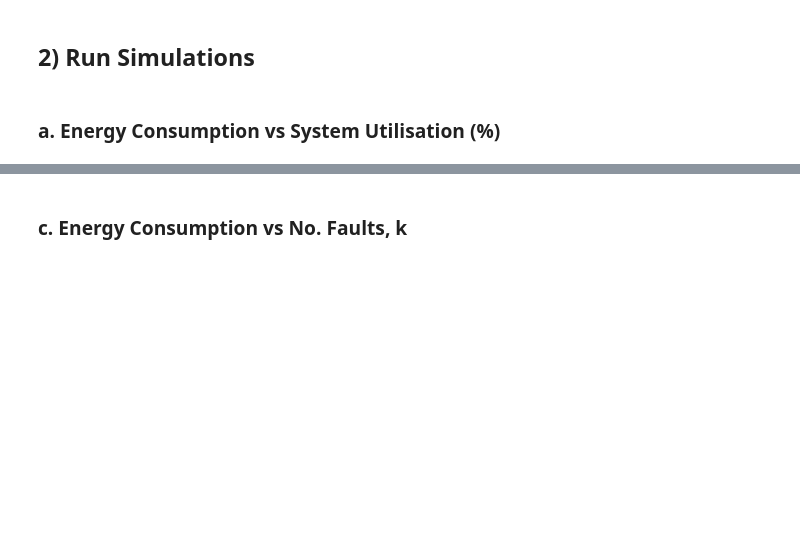
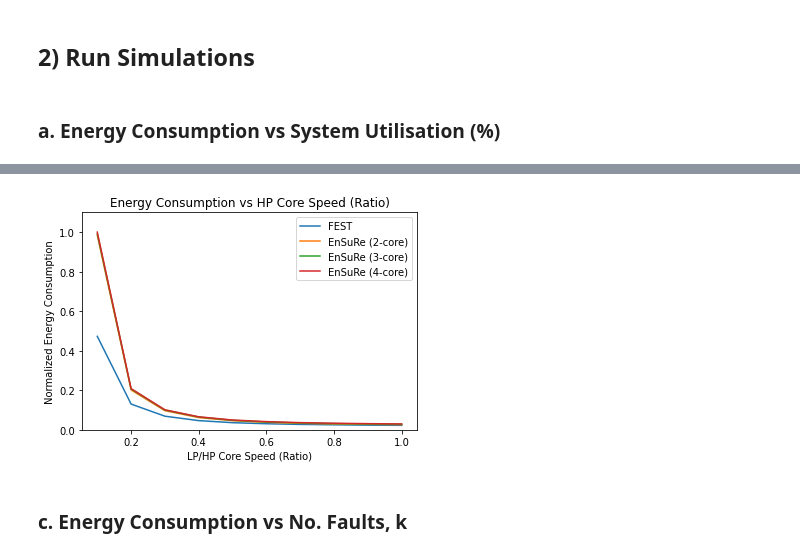
Before and after one commit to amin-kian/FT-RT-Scheduling-with-RL, a Jupyter notebook: FEST and EnSuRe Simulation.ipynb, the cells around one changed output, grey strips where cells are left out. Cells and saved outputs as stored; diff of their text form; code cells hidden in the pictures; blank space fills up the shorter version.

```diff
--- a/FEST and EnSuRe Simulation.ipynb
+++ b/FEST and EnSuRe Simulation.ipynb
@@ -173,6 +253,15 @@ print(active_duration_results)
 # %%
 # 3. Normalize energy consumption
 import numpy as np
-results_norm = np.array(energy_consumed_results) / max(energy_consumed_results)
+
+# get max energy for normalizing
+max_energy = 0
+for i in range(len(energy_consumed_results)):
+    max_energy = max(max_energy, max(energy_consumed_results[i]))
+
+# normalize results
+results_norm = []
+for results in energy_consumed_results:
+    results_norm.append(np.array(results) / max_energy)
 
 print(results_norm)
@@ -179,14 +274,22 @@ print(results_norm)
 # %%
 # 4. Plot graph
 
-plt.plot(lp_hp_ratios, results_norm)
 plt.title('Energy Consumption vs HP Core Speed (Ratio)')
 plt.xlabel('LP/HP Core Speed (Ratio)')
-plt.ylabel('Energy Consumption')
+plt.ylabel('Normalized Energy Consumption')
 
 plt.ylim([0.0, 1.1])
 
+plt.plot(lp_hp_ratios, results_norm[0], label='FEST')
+plt.plot(lp_hp_ratios, results_norm[1], label='EnSuRe (2-core)')
+plt.plot(lp_hp_ratios, results_norm[2], label='EnSuRe (3-core)')
+plt.plot(lp_hp_ratios, results_norm[3], label='EnSuRe (4-core)')
+
+plt.legend()
+
 plt.show()
+# %% [output]
+[figure, added]
 # %%
 # Plot Backup Core Active Duration vs LP/HP Core Speed
 
```
Also changed, not shown: parts of 9 cells of this notebook, 8 other files.
